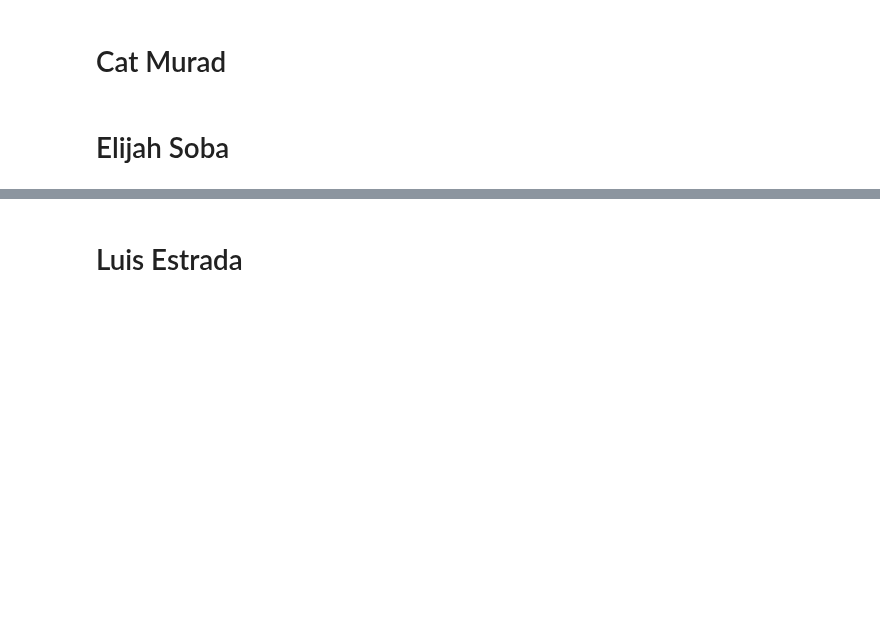
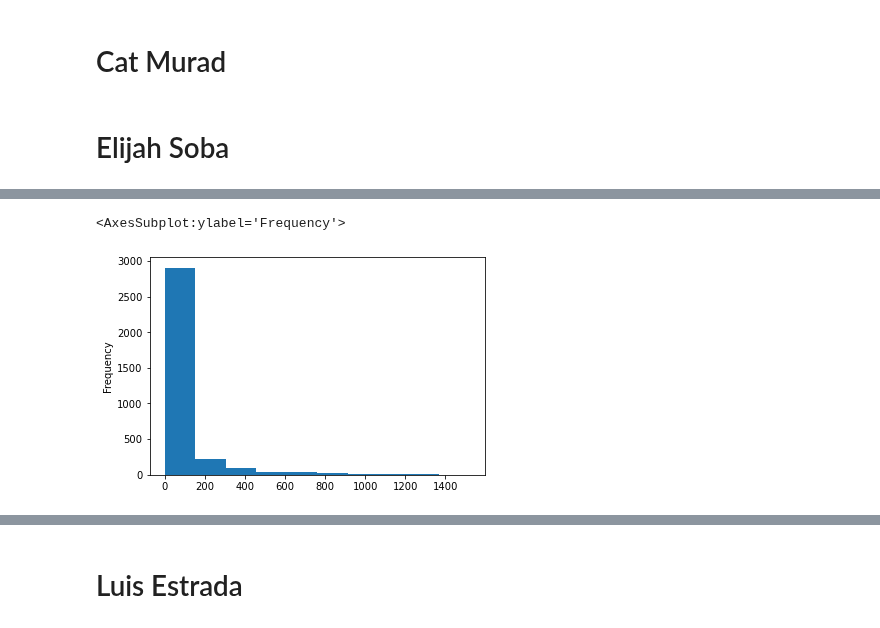
Before and after one commit to mehince/group-1-capstone, a Jupyter notebook: student.ipynb, the cells around one changed output, grey strips where cells are left out. Cells and saved outputs as stored; diff of their text form; code cells hidden in the pictures; blank space fills up the shorter version.

Commit message:
Data Cleansing and Exploration for gross dataset

```diff
--- a/student.ipynb
+++ b/student.ipynb
@@ -24,0 +118,4 @@ FROM im
+# %%
+# That is too much, so lets find the median pct change between domestic and foreign films
+med_pct_change = ((movie_gross_df['foreign_gross'] - movie_gross_df['domestic_gross'])/movie_gross_df['domestic_gross']).median()
+print(med_pct_change)
@@ -24,0 +124,4 @@ FROM im
+# %%
+# Now that we have the median % change, lets impute the missing foreign values
+impute_change = movie_gross_df['domestic_gross'] + (movie_gross_df['domestic_gross'] * med_pct_change)
+movie_gross_df['foreign_gross'] = movie_gross_df['foreign_gross'].fillna(impute_change)
@@ -24,0 +140,3 @@ FROM im
+# %%
+# Lets feature engineer a new feature that can be useful to our understanding of gross as a whole
+movie_gross_df['total_gross'] = movie_gross_df['foreign_gross'] + movie_gross_df['domestic_gross']
@@ -24,0 +162,5 @@ FROM im
+# %%
+# Lets normalize the data to millions to make numbers more manageable
+movie_gross_df['total_gross'] = movie_gross_df['total_gross']/1000000
+movie_gross_df['domestic_gross'] = movie_gross_df['domestic_gross']/1000000
+movie_gross_df['foreign_gross'] = movie_gross_df['foreign_gross']/1000000
@@ -24,0 +216,6 @@ FROM im
+# %%
+# Lets visualize the distribution of total gross data
+movie_gross_df['total_gross'].plot.hist()
+# %% [output]
+<AxesSubplot:ylabel='Frequency'>
+[figure, added]
```
Also changed, not shown: parts of 41 cells of this notebook.
